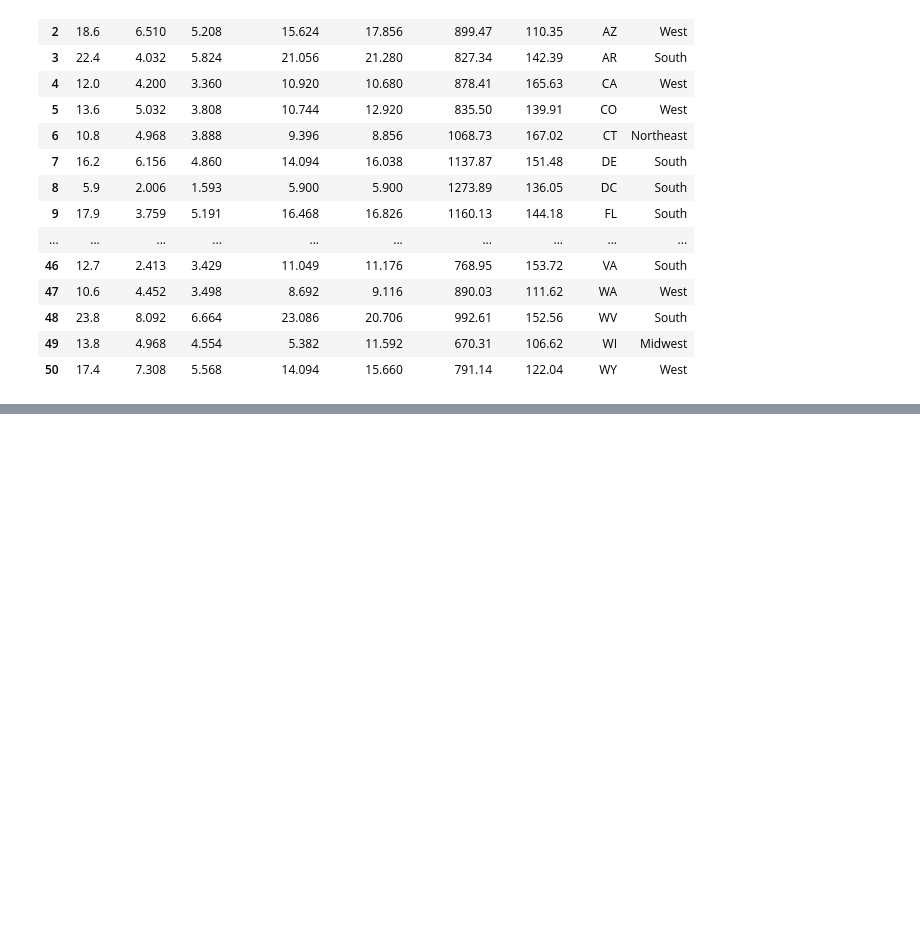
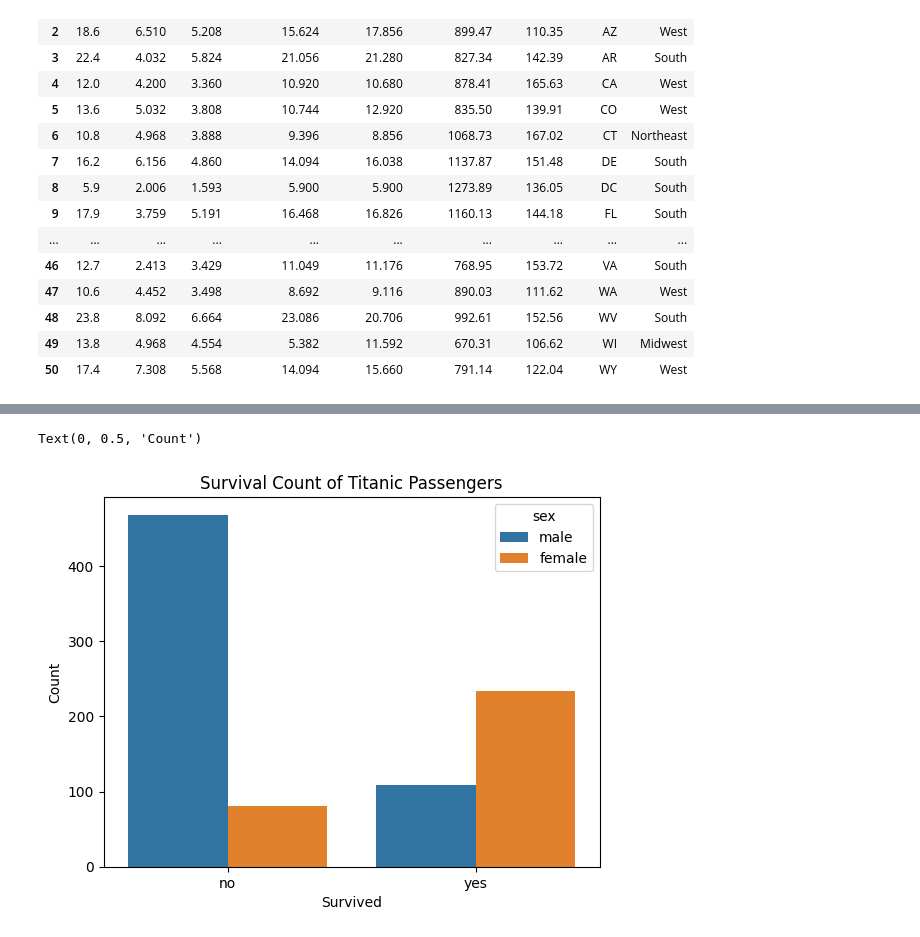
Before and after one commit to Asadkhan8090/python, a Jupyter notebook: Data Analysis/data visualization/plotly.ipynb, the cells around one changed output, grey strips where cells are left out. Drawn from its saved outputs; the diff is of its cells as text; code cells hidden in the pictures; blank space fills up the shorter version.

```diff
--- a/Data Analysis/data visualization/plotly.ipynb
+++ b/Data Analysis/data visualization/plotly.ipynb
@@ -92,0 +118,8 @@ fig.show()
+# %%
+fig = sns.countplot(df, x='alive',hue='sex')
+fig.set_title('Survival Count of Titanic Passengers')
+fig.set_xlabel('Survived')
+fig.set_ylabel('Count')
+# %% [output]
+Text(0, 0.5, 'Count')
+[figure, added]
```
Also changed, not shown: parts of 3 cells of this notebook, 6 other files.
